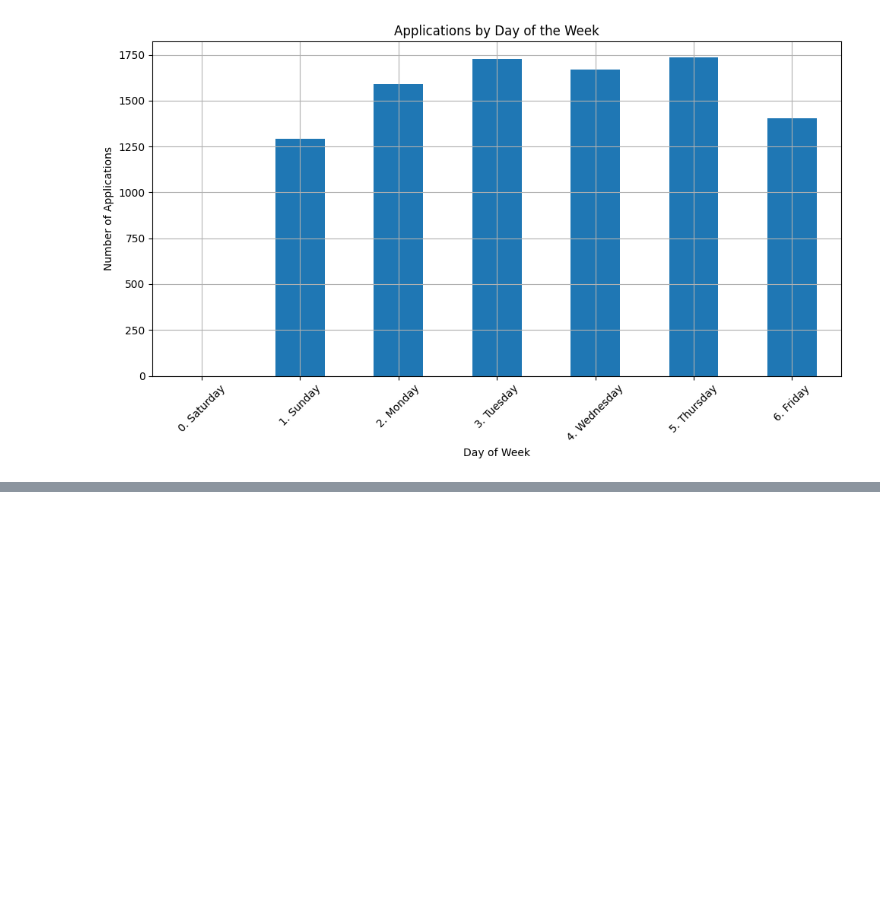
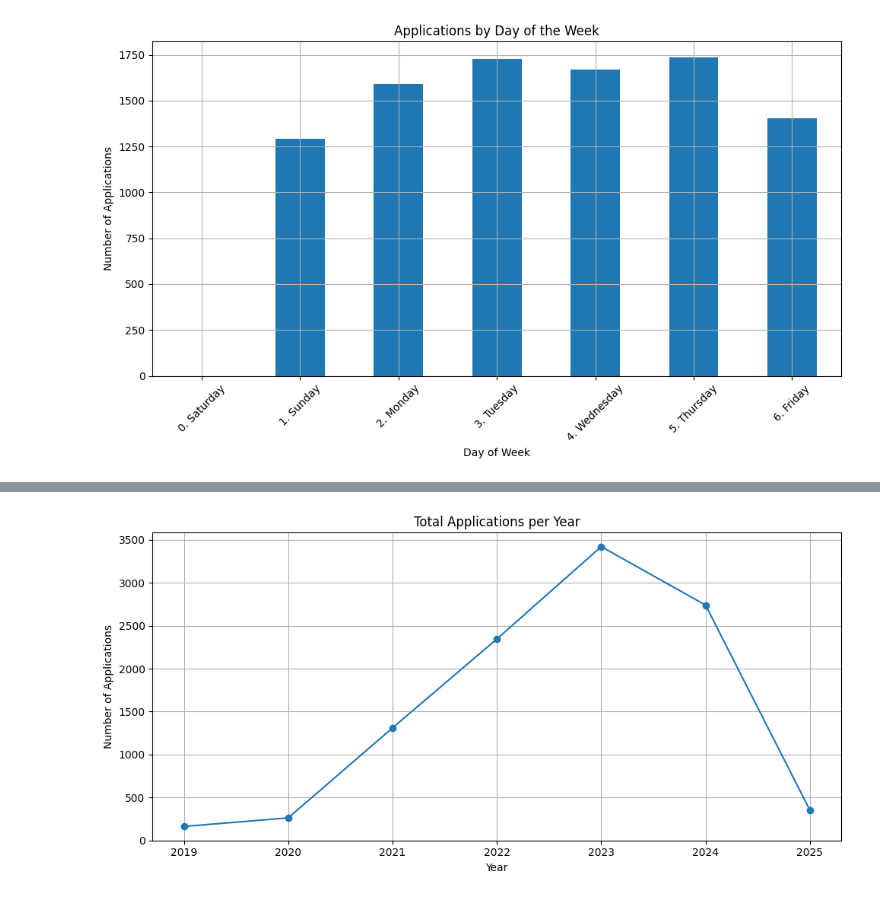
Before and after one commit to roziii/chingu_segment_analysis, a Jupyter notebook: application_voyage_list_merge.ipynb, the cells around one changed output, grey strips where cells are left out. Saved outputs shown, nothing was run; the diff lists cells and outputs as text; code cells hidden in the pictures; blank space fills up the shorter version.

```diff
--- a/application_voyage_list_merge.ipynb
+++ b/application_voyage_list_merge.ipynb
@@ -208,0 +275,14 @@ KeyError: 'Subscription Status DT'
+# %%
+yearly_trend = df_expanded_applications['application_year'].value_counts().sort_index()
+
+# Plot line trend
+plt.figure(figsize=(10, 5))
+plt.plot(yearly_trend.index, yearly_trend.values, marker='o')
+plt.title("Total Applications per Year")
+plt.xlabel("Year")
+plt.ylabel("Number of Applications")
+plt.grid(True)
+plt.tight_layout()
+plt.show()
+# %% [output]
+[figure, added]
```
Also changed, not shown: parts of 7 cells of this notebook.
